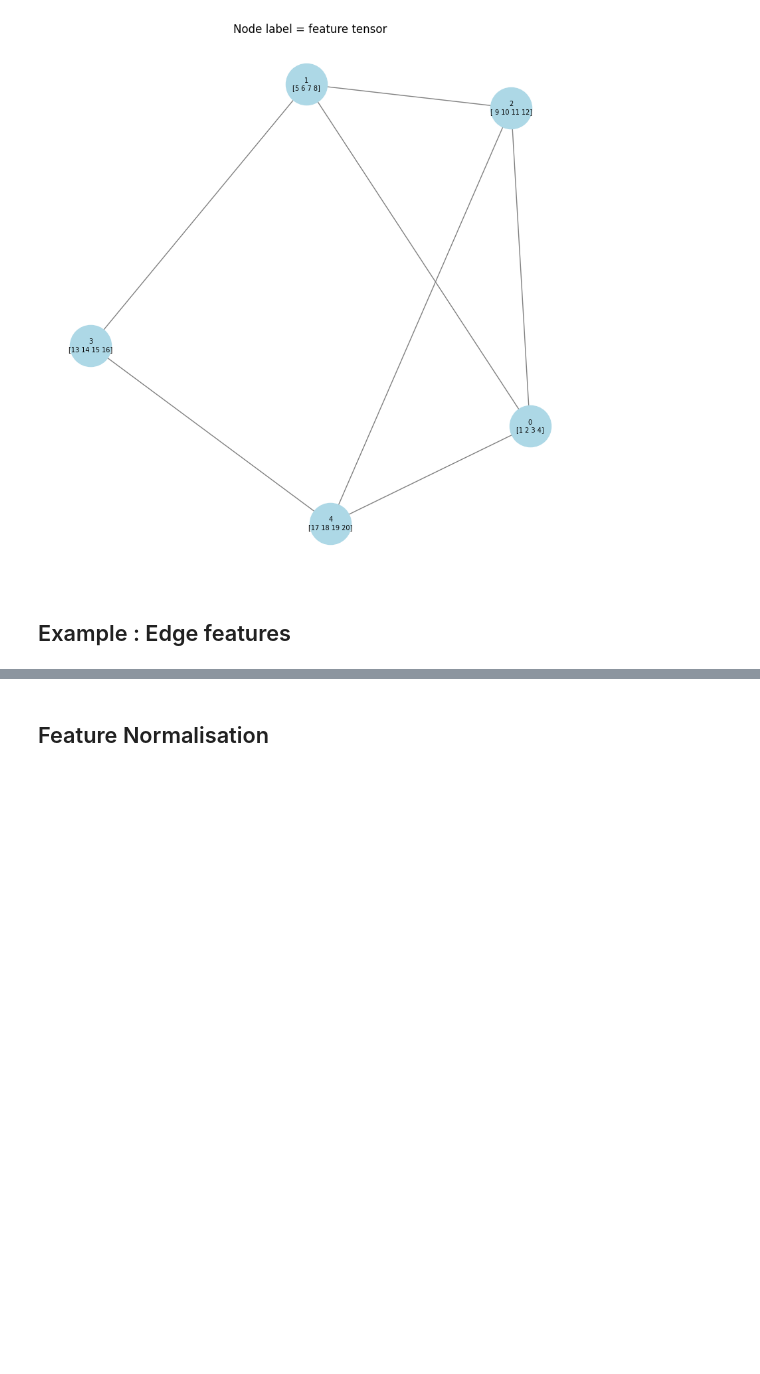
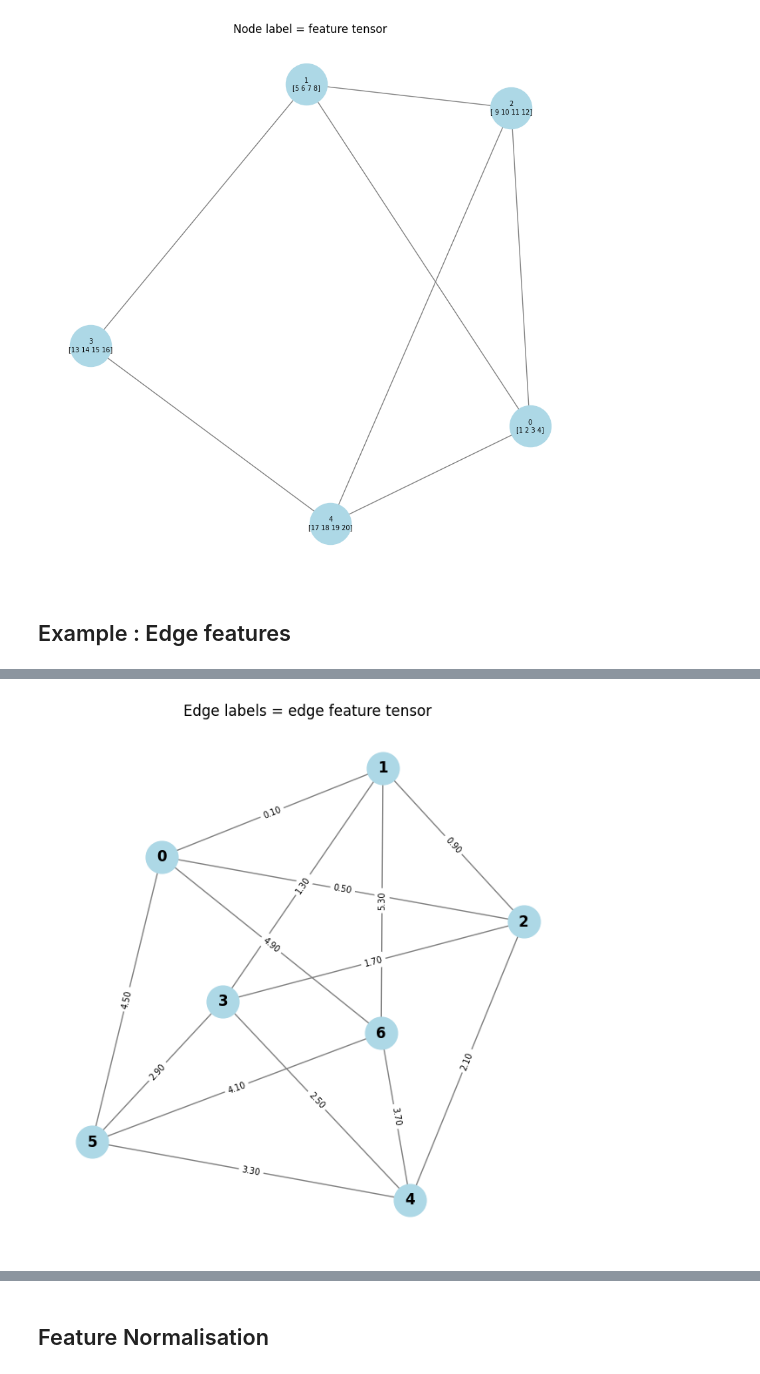
Before and after one commit to ImadElMaftouhi/Machine-learning, a Jupyter notebook: notebooks/graph_101.ipynb, the cells around one changed output, grey strips where cells are left out. Saved outputs shown, nothing was run; the diff lists cells and outputs as text; code cells hidden in the pictures; blank space fills up the shorter version.

```diff
--- a/notebooks/graph_101.ipynb
+++ b/notebooks/graph_101.ipynb
@@ -635,0 +725,12 @@ plt.show()
+# %%
+# visualise the feature tensor as edge labels
+edge_labels = {(u, v): f"{G[u][v]['edge_attr'][0]:.2f}" for u, v in G.edges()}
+
+plt.figure(figsize=(6,6))
+nx.draw(G, pos, with_labels=True, node_color='lightblue', edge_color='gray', node_size=700, font_weight='bold')
+nx.draw_networkx_edge_labels(G, pos, edge_labels=edge_labels, font_size=7)
+plt.title("Edge labels = edge feature tensor")
+plt.axis('off')
+plt.show()
+# %% [output]
+[figure, added]
```
Also changed, not shown: parts of 6 cells of this notebook.
